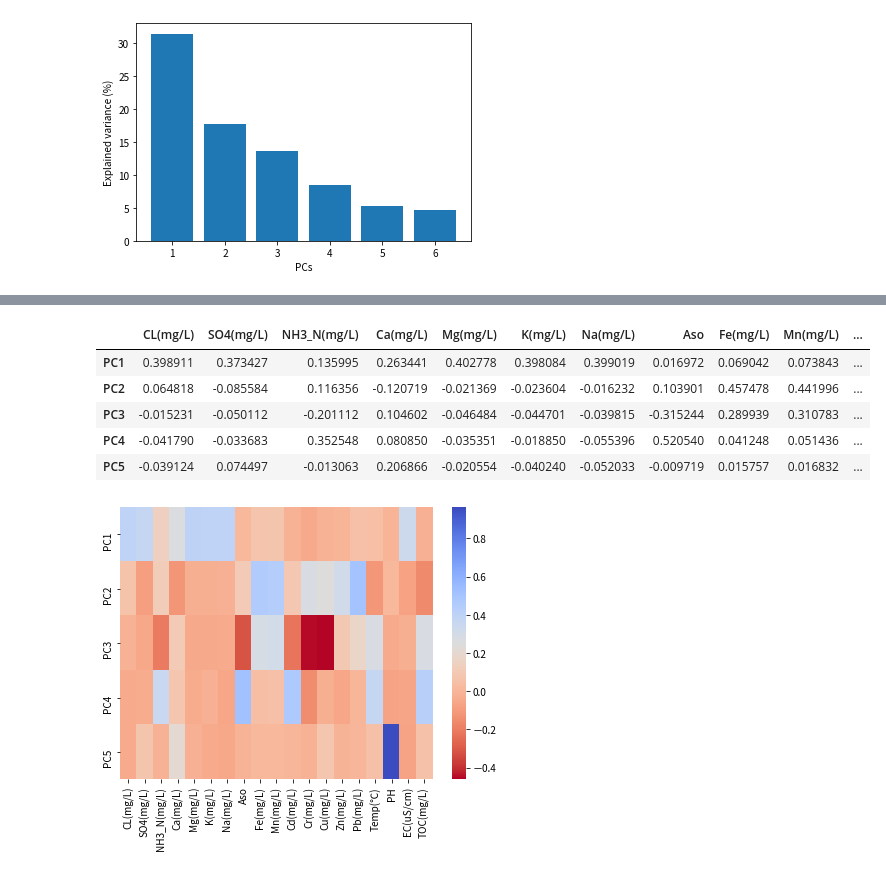
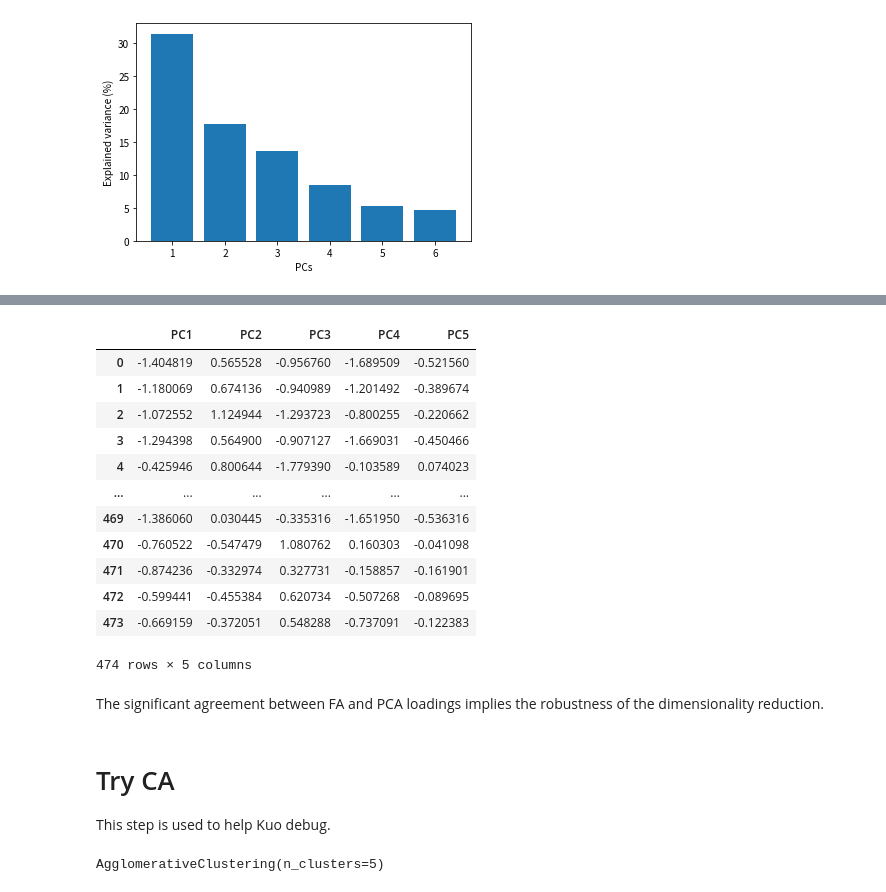
Before and after one commit to dispink/SI_TW, a Jupyter notebook: 2015-2019_analysis.ipynb, the cells around one changed output, grey strips where cells are left out. Saved outputs shown, nothing was run; the diff lists cells and outputs as text; code cells hidden in the pictures.

```diff
--- a/2015-2019_analysis.ipynb
+++ b/2015-2019_analysis.ipynb
@@ -104,16 +140,17 @@ plt.savefig('{}\\results\\2015-2019_PCA_variance_{}.png'.format(path, date))
 # %%
-pc_df = pd.DataFrame(pca.components_[:5], index=['PC{}'.format(_) for _ in range(1, 6)], columns=data_df.columns[5:])
+pc_df = pd.DataFrame(pca.transform(X_std)[:, :5], columns=['PC{}'.format(_) for _ in range(1, 6)])
 pc_df
 # %% [output]
-|  | CL(mg/L) | SO4(mg/L) | NH3_N(mg/L) | Ca(mg/L) | Mg(mg/L) | K(mg/L) | Na(mg/L) | Aso | Fe(mg/L) | Mn(mg/L) | ... |
-| PC1 | 0.398911 | 0.373427 | 0.135995 | 0.263441 | 0.402778 | 0.398084 | 0.399019 | 0.016972 | 0.069042 | 0.073843 | ... |
-| PC2 | 0.064818 | -0.085584 | 0.116356 | -0.120719 | -0.021369 | -0.023604 | -0.016232 | 0.103901 | 0.457478 | 0.441996 | ... |
-| PC3 | -0.015231 | -0.050112 | -0.201112 | 0.104602 | -0.046484 | -0.044701 | -0.039815 | -0.315244 | 0.289939 | 0.310783 | ... |
-| PC4 | -0.041790 | -0.033683 | 0.352548 | 0.080850 | -0.035351 | -0.018850 | -0.055396 | 0.520540 | 0.041248 | 0.051436 | ... |
-| PC5 | -0.039124 | 0.074497 | -0.013063 | 0.206866 | -0.020554 | -0.040240 | -0.052033 | -0.009719 | 0.015757 | 0.016832 | ... |
+|  | PC1 | PC2 | PC3 | PC4 | PC5 |
+| 0 | -1.404819 | 0.565528 | -0.956760 | -1.689509 | -0.521560 |
+| 1 | -1.180069 | 0.674136 | -0.940989 | -1.201492 | -0.389674 |
+| 2 | -1.072552 | 1.124944 | -1.293723 | -0.800255 | -0.220662 |
+| 3 | -1.294398 | 0.564900 | -0.907127 | -1.669031 | -0.450466 |
+| 4 | -0.425946 | 0.800644 | -1.779390 | -0.103589 | 0.074023 |
+| ... | ... | ... | ... | ... | ... |
+| 469 | -1.386060 | 0.030445 | -0.335316 | -1.651950 | -0.536316 |
+| 470 | -0.760522 | -0.547479 | 1.080762 | 0.160303 | -0.041098 |
+| 471 | -0.874236 | -0.332974 | 0.327731 | -0.158857 | -0.161901 |
+| 472 | -0.599441 | -0.455384 | 0.620734 | -0.507268 | -0.089695 |
+| 473 | -0.669159 | -0.372051 | 0.548288 | -0.737091 | -0.122383 |
+474 rows × 5 columns
-# %%
-plt.figure(figsize=(7, 5))
-sns.heatmap(pc_df, cmap='coolwarm_r')
-plt.savefig('{}\\results\\2015-2019_PCA_loading_{}.png'.format(path, date))
-# %% [output]
-[figure, removed]
@@ -119,0 +159,12 @@ plt.savefig('{}\\results\\2015-2019_PCA_loading_{}.png'.format(path, date))
+# %% [markdown]
+The significant agreement between FA and PCA loadings implies the robustness of the dimensionality reduction.
+# %% [markdown]
+# Try CA
+This step is used to help Kuo debug.
+# %%
+from sklearn.cluster import AgglomerativeClustering
+
+ca = AgglomerativeClustering(n_clusters=5)
+ca.fit(pc_df.iloc[:, :2])
+# %% [output]
+AgglomerativeClustering(n_clusters=5)
```
Also changed, not shown: parts of 10 cells of this notebook.
